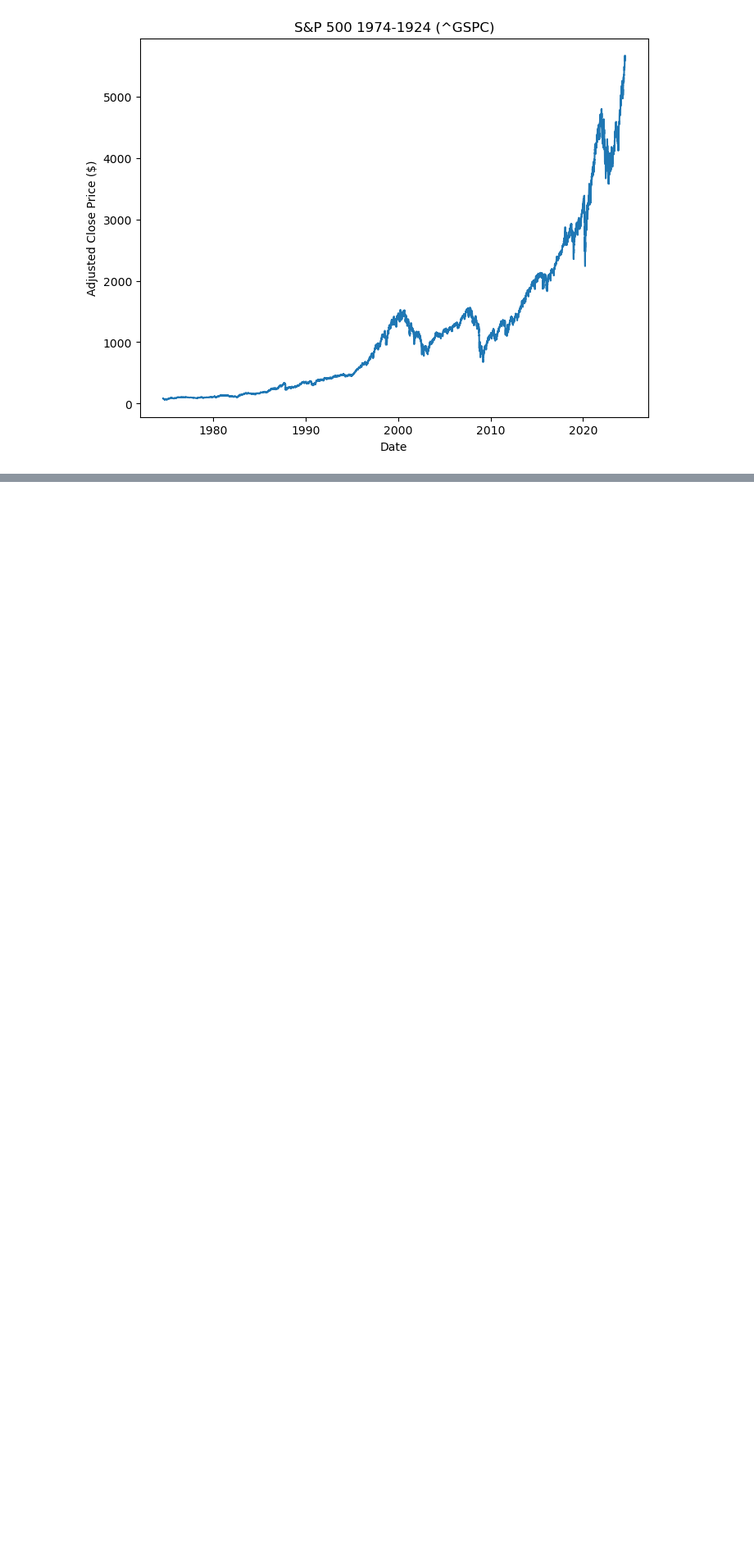
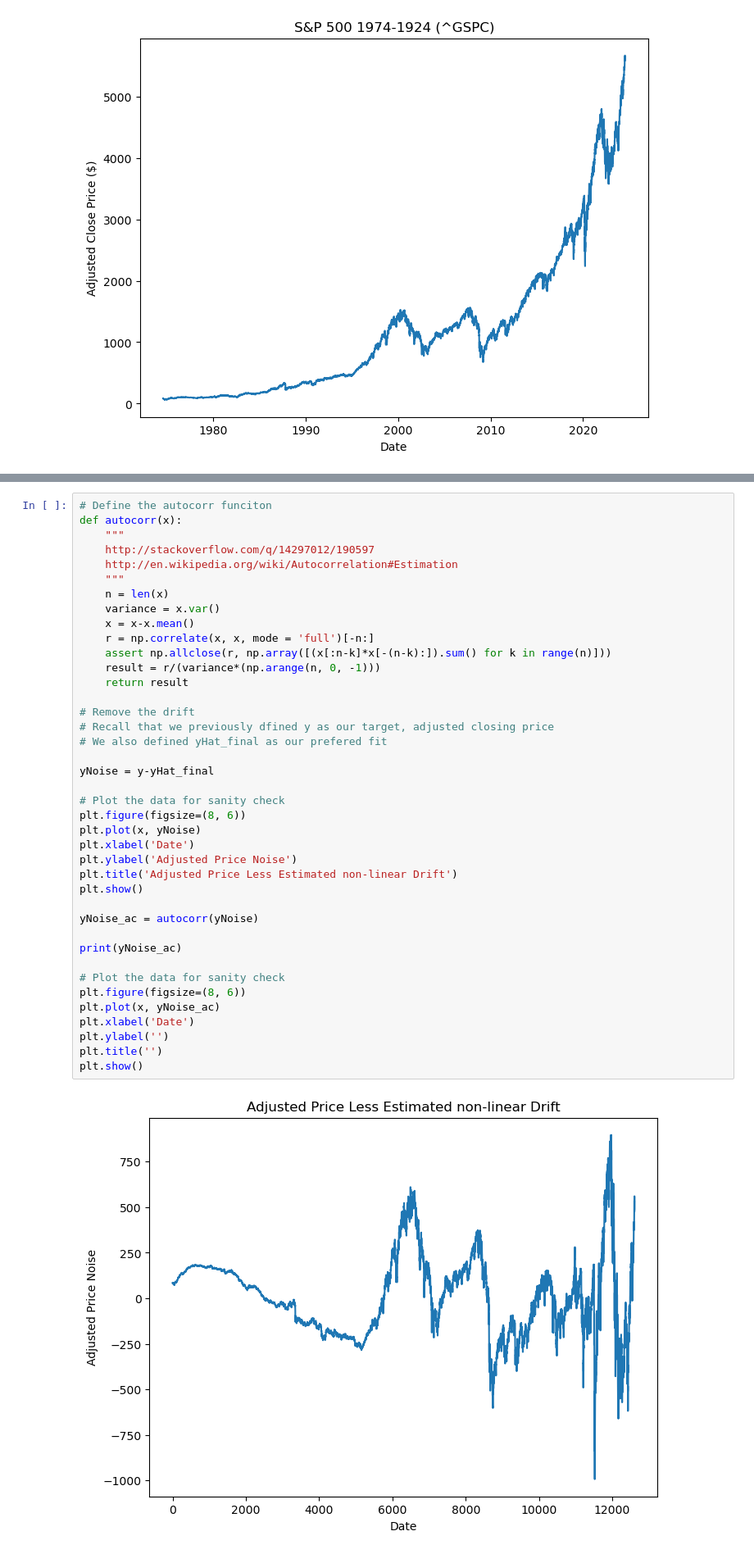
Before and after one commit to Rtasseff/condor_test, a Jupyter notebook: project/202407_marketTrends.ipynb, the cells around one changed output, grey strips where cells are left out. Shown: that part at 82% size. Saved outputs shown, nothing was run; the diff lists cells and outputs as text; blank space fills up the shorter version.

Commit message:
found trend, working on autocorr

```diff
--- a/project/202407_marketTrends.ipynb
+++ b/project/202407_marketTrends.ipynb
@@ -203,0 +264,42 @@ print(ics)
+# %%
+# Define the autocorr funciton
+def autocorr(x):
+    """
+    http://stackoverflow.com/q/14297012/190597
+    http://en.wikipedia.org/wiki/Autocorrelation#Estimation
+    """
+    n = len(x)
+    variance = x.var()
+    x = x-x.mean()
+    r = np.correlate(x, x, mode = 'full')[-n:]
+    assert np.allclose(r, np.array([(x[:n-k]*x[-(n-k):]).sum() for k in range(n)]))
+    result = r/(variance*(np.arange(n, 0, -1)))
+    return result
+
+# Remove the drift
+# Recall that we previously dfined y as our target, adjusted closing price
+# We also defined yHat_final as our prefered fit
+
+yNoise = y-yHat_final
+
+# Plot the data for sanity check
+plt.figure(figsize=(8, 6))
+plt.plot(x, yNoise)
+plt.xlabel('Date')
+plt.ylabel('Adjusted Price Noise')
+plt.title('Adjusted Price Less Estimated non-linear Drift')
+plt.show()
+
+yNoise_ac = autocorr(yNoise)
+
+print(yNoise_ac)
+
+# Plot the data for sanity check
+plt.figure(figsize=(8, 6))
+plt.plot(x, yNoise_ac)
+plt.xlabel('Date')
+plt.ylabel('')
+plt.title('')
+plt.show()
+# %% [output]
+[figure, added]
```
Also changed, not shown: parts of 7 cells of this notebook.
